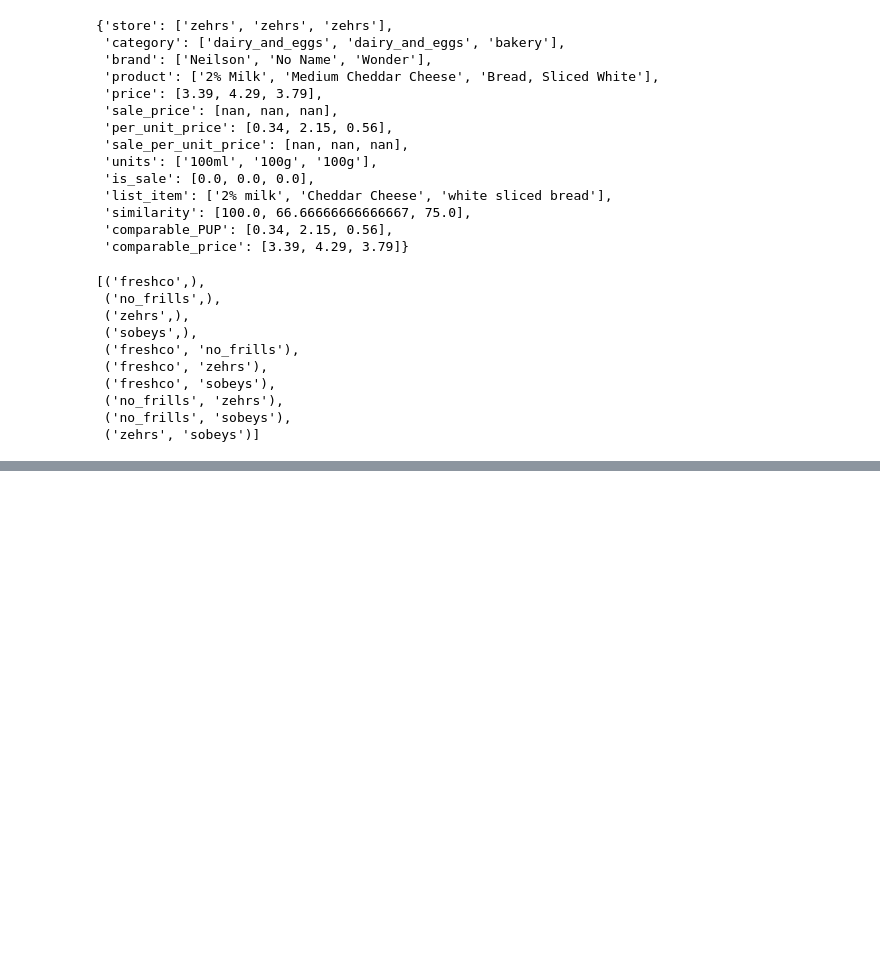
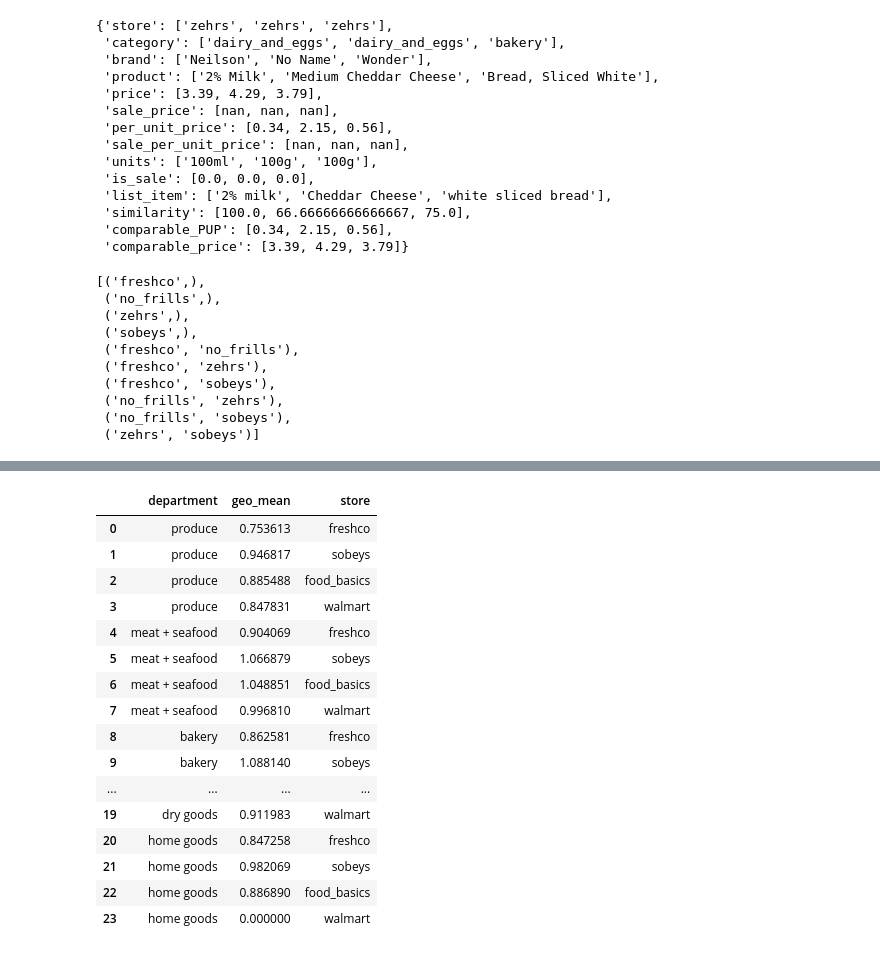
Before and after one commit to caitlan-krasinski/grocery-store-backend, a Jupyter notebook: 2_store_comb.ipynb, the cells around one changed output, grey strips where cells are left out. Cells and saved outputs as stored; diff of their text form; code cells hidden in the pictures; blank space fills up the shorter version.

```diff
--- a/2_store_comb.ipynb
+++ b/2_store_comb.ipynb
@@ -498,0 +603,20 @@ list(chain.from_iterable(combinations(stores, r) for r in range(1, n+1)))
+# %%
+factors
+# %% [output]
+|  | department | geo_mean | store |
+| 0 | produce | 0.753613 | freshco |
+| 1 | produce | 0.946817 | sobeys |
+| 2 | produce | 0.885488 | food_basics |
+| 3 | produce | 0.847831 | walmart |
+| 4 | meat + seafood | 0.904069 | freshco |
+| 5 | meat + seafood | 1.066879 | sobeys |
+| 6 | meat + seafood | 1.048851 | food_basics |
+| 7 | meat + seafood | 0.996810 | walmart |
+| 8 | bakery | 0.862581 | freshco |
+| 9 | bakery | 1.088140 | sobeys |
+| ... | ... | ... | ... |
+| 19 | dry goods | 0.911983 | walmart |
+| 20 | home goods | 0.847258 | freshco |
+| 21 | home goods | 0.982069 | sobeys |
+| 22 | home goods | 0.886890 | food_basics |
+| 23 | home goods | 0.000000 | walmart |
```
Also changed, not shown: parts of 5 cells of this notebook, 49 other files.
